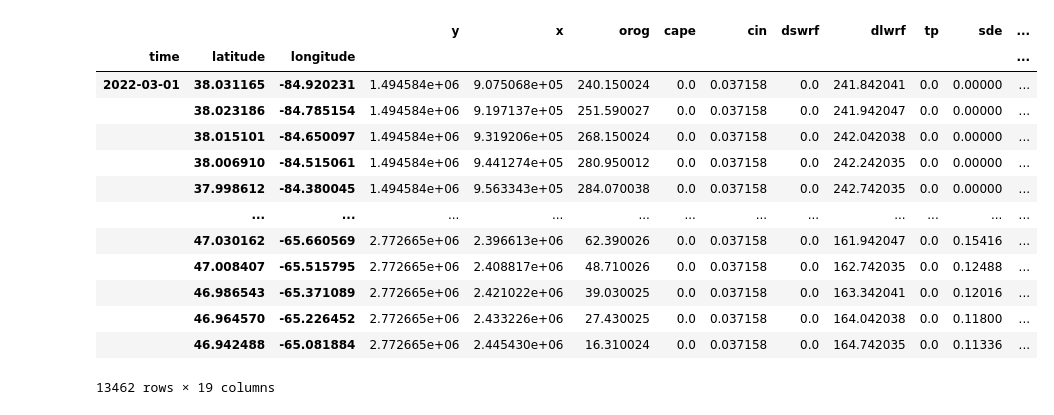
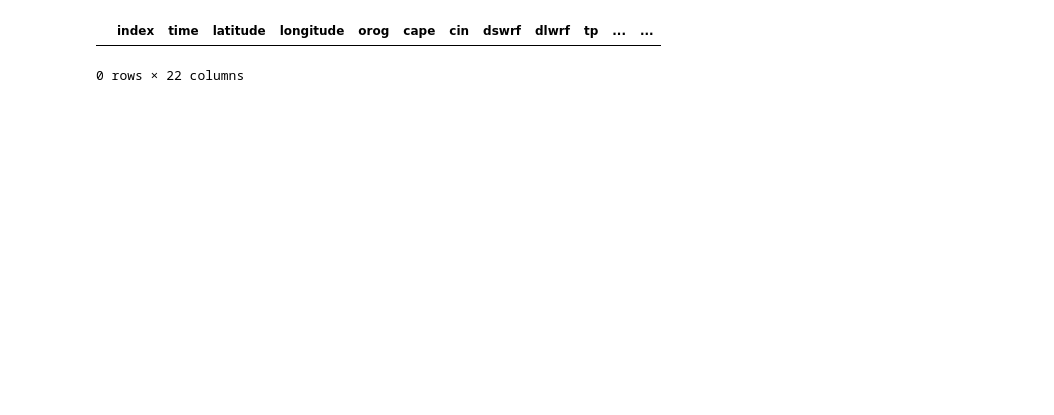
Before and after one commit to shmaronshmevans/nwp_bias, a Jupyter notebook: src/bias/notebooks/forecast_hr_parquet_builder.ipynb, the cells around one changed output. Saved outputs shown, nothing was run; the diff lists cells and outputs as text; code cells hidden in the pictures; blank space fills up the shorter version.

```diff
--- a/src/bias/notebooks/forecast_hr_parquet_builder.ipynb
+++ b/src/bias/notebooks/forecast_hr_parquet_builder.ipynb
@@ -43,21 +28,9 @@ df1
 # %%
 df2 = pd.read_parquet(
-    "/home/aevans/ai2es/cleaned/NAM/2022/03/20220301_nam.t00z_003.parquet"
+    "/home/aevans/ai2es/lstm/GFS/fh_003/2018/01/20180102_gfs_fh003.parquet"
 )
 # %%
-df2
+df2.reset_index()
 # %% [output]
-|  |  |  | y | x | orog | cape | cin | dswrf | dlwrf | tp | sde | ... |
-| time | latitude | longitude |  |  |  |  |  |  |  |  |  | ... |
-| 2022-03-01 | 38.031165 | -84.920231 | 1.494584e+06 | 9.075068e+05 | 240.150024 | 0.0 | 0.037158 | 0.0 | 241.842041 | 0.0 | 0.00000 | ... |
-|  | 38.023186 | -84.785154 | 1.494584e+06 | 9.197137e+05 | 251.590027 | 0.0 | 0.037158 | 0.0 | 241.942047 | 0.0 | 0.00000 | ... |
-|  | 38.015101 | -84.650097 | 1.494584e+06 | 9.319206e+05 | 268.150024 | 0.0 | 0.037158 | 0.0 | 242.042038 | 0.0 | 0.00000 | ... |
-|  | 38.006910 | -84.515061 | 1.494584e+06 | 9.441274e+05 | 280.950012 | 0.0 | 0.037158 | 0.0 | 242.242035 | 0.0 | 0.00000 | ... |
-|  | 37.998612 | -84.380045 | 1.494584e+06 | 9.563343e+05 | 284.070038 | 0.0 | 0.037158 | 0.0 | 242.742035 | 0.0 | 0.00000 | ... |
-|  | ... | ... | ... | ... | ... | ... | ... | ... | ... | ... | ... | ... |
-|  | 47.030162 | -65.660569 | 2.772665e+06 | 2.396613e+06 | 62.390026 | 0.0 | 0.037158 | 0.0 | 161.942047 | 0.0 | 0.15416 | ... |
-|  | 47.008407 | -65.515795 | 2.772665e+06 | 2.408817e+06 | 48.710026 | 0.0 | 0.037158 | 0.0 | 162.742035 | 0.0 | 0.12488 | ... |
-|  | 46.986543 | -65.371089 | 2.772665e+06 | 2.421022e+06 | 39.030025 | 0.0 | 0.037158 | 0.0 | 163.342041 | 0.0 | 0.12016 | ... |
-|  | 46.964570 | -65.226452 | 2.772665e+06 | 2.433226e+06 | 27.430025 | 0.0 | 0.037158 | 0.0 | 164.042038 | 0.0 | 0.11800 | ... |
-|  | 46.942488 | -65.081884 | 2.772665e+06 | 2.445430e+06 | 16.310024 | 0.0 | 0.037158 | 0.0 | 164.742035 | 0.0 | 0.11336 | ... |
+|  | index | time | latitude | longitude | orog | cape | cin | dswrf | dlwrf | tp | ... | ... |
-13462 rows × 19 columns
+0 rows × 22 columns
```
Also changed, not shown: parts of 11 cells of this notebook, 19 other files.
